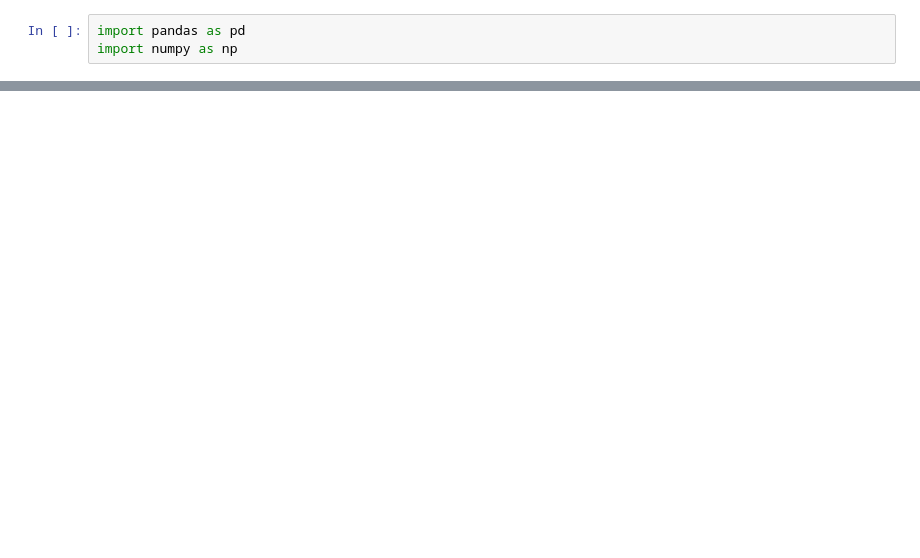
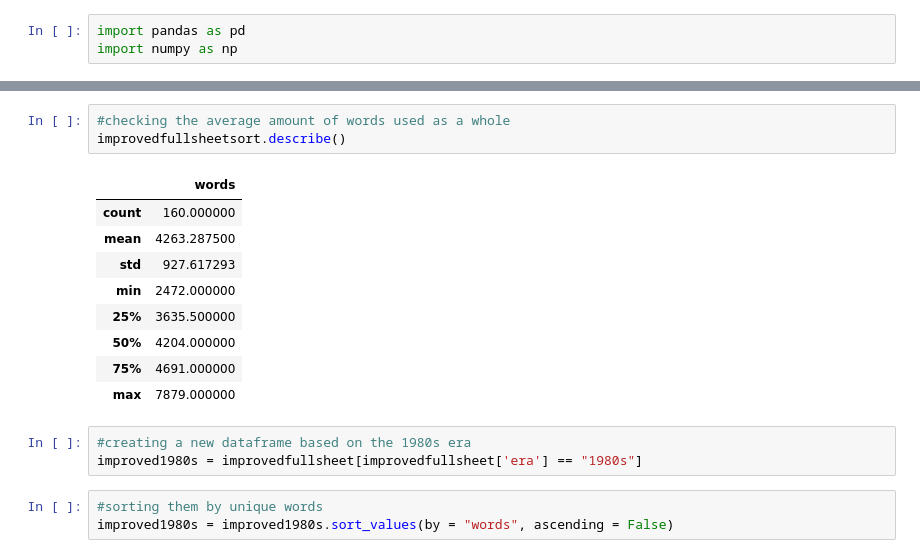
Before and after one commit to jeffreyb92/hip-hop-vocab, a Jupyter notebook: top-50-hip-hop-lyricists.ipynb, the cells around one changed output, grey strips where cells are left out. Saved outputs shown, nothing was run; the diff lists cells and outputs as text; blank space fills up the shorter version.

```diff
--- a/top-50-hip-hop-lyricists.ipynb
+++ b/top-50-hip-hop-lyricists.ipynb
@@ -52,0 +84,19 @@ improvedfullsheetsort.head(50)
+# %%
+#checking the average amount of words used as a whole
+improvedfullsheetsort.describe()
+# %% [output]
+|  | words |
+| count | 160.000000 |
+| mean | 4263.287500 |
+| std | 927.617293 |
+| min | 2472.000000 |
+| 25% | 3635.500000 |
+| 50% | 4204.000000 |
+| 75% | 4691.000000 |
+| max | 7879.000000 |
+# %%
+#creating a new dataframe based on the 1980s era
+improved1980s = improvedfullsheet[improvedfullsheet['era'] == "1980s"]
+# %%
+#sorting them by unique words
+improved1980s = improved1980s.sort_values(by = "words", ascending = False)
```
Also changed, not shown: parts of 32 cells of this notebook.
